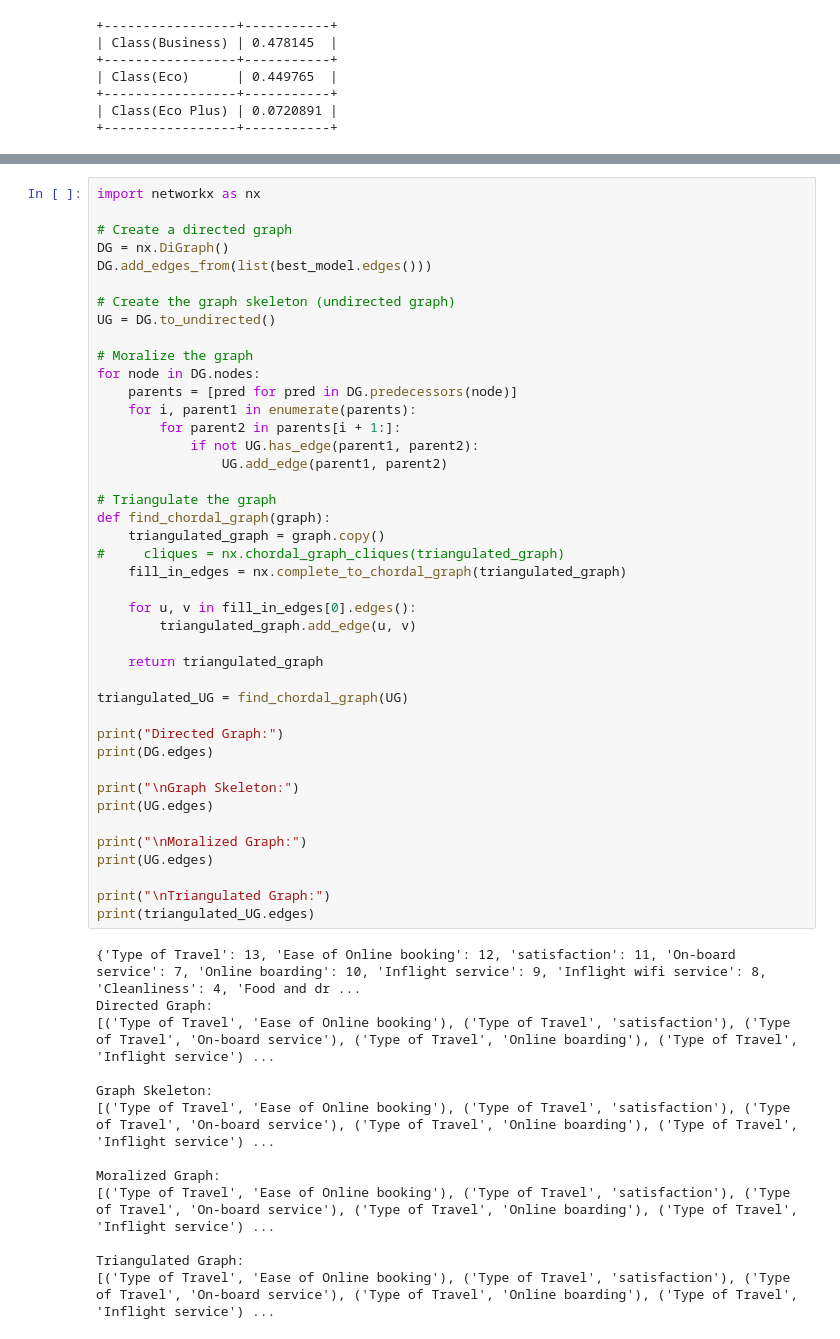
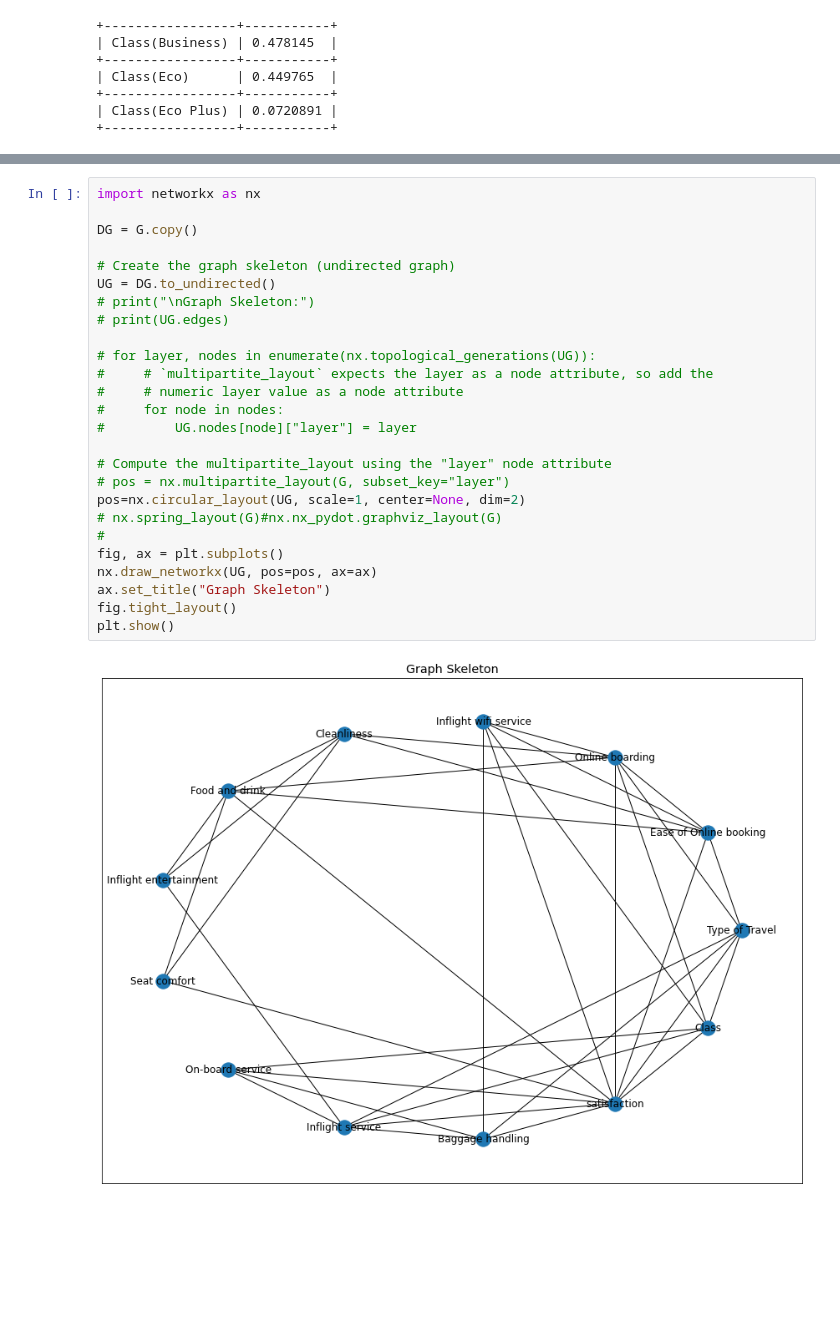
Before and after one commit to ChrisAlex2104/Modeling-and-Inferring-Airline-Passenger-Satisfaction, a Jupyter notebook: Probabilistic models Final Project.ipynb, the cells around one changed output, grey strips where cells are left out. Drawn from its saved outputs; the diff is of its cells as text; blank space fills up the shorter version.

Commit message:
added skeleton, moralized graph

```diff
--- a/Probabilistic models Final Project.ipynb
+++ b/Probabilistic models Final Project.ipynb
@@ -274,55 +270,28 @@ OutEdgeView([('Type of Travel', 'Ease of Online booking'), ('Type of Travel', 's
 # %%
 import networkx as nx
 
-# Create a directed graph
-DG = nx.DiGraph()
-DG.add_edges_from(list(best_model.edges()))
+DG = G.copy()
 
 # Create the graph skeleton (undirected graph)
 UG = DG.to_undirected()
+# print("\nGraph Skeleton:")
+# print(UG.edges)
 
-# Moralize the graph
-for node in DG.nodes:
-    parents = [pred for pred in DG.predecessors(node)]
-    for i, parent1 in enumerate(parents):
-        for parent2 in parents[i + 1:]:
-            if not UG.has_edge(parent1, parent2):
-                UG.add_edge(parent1, parent2)
+# for layer, nodes in enumerate(nx.topological_generations(UG)):
+#     # `multipartite_layout` expects the layer as a node attribute, so add the
+#     # numeric layer value as a node attribute
+#     for node in nodes:
+#         UG.nodes[node]["layer"] = layer
 
-# Triangulate the graph
-def find_chordal_graph(graph):
-    triangulated_graph = graph.copy()
-#     cliques = nx.chordal_graph_cliques(triangulated_graph)
-    fill_in_edges = nx.complete_to_chordal_graph(triangulated_graph)
-
-    for u, v in fill_in_edges[0].edges():
-        triangulated_graph.add_edge(u, v)
-
-    return triangulated_graph
-
-triangulated_UG = find_chordal_graph(UG)
-
-print("Directed Graph:")
-print(DG.edges)
-
-print("\nGraph Skeleton:")
-print(UG.edges)
-
-print("\nMoralized Graph:")
-print(UG.edges)
-
-print("\nTriangulated Graph:")
-print(triangulated_UG.edges)
+# Compute the multipartite_layout using the "layer" node attribute
+# pos = nx.multipartite_layout(G, subset_key="layer")
+pos=nx.circular_layout(UG, scale=1, center=None, dim=2)
+# nx.spring_layout(G)#nx.nx_pydot.graphviz_layout(G)
+#
+fig, ax = plt.subplots()
+nx.draw_networkx(UG, pos=pos, ax=ax)
+ax.set_title("Graph Skeleton")
+fig.tight_layout()
+plt.show()
 # %% [output]
-{'Type of Travel': 13, 'Ease of Online booking': 12, 'satisfaction': 11, 'On-board service': 7, 'Online boarding': 10, 'Inflight service': 9, 'Inflight wifi service': 8, 'Cleanliness': 4, 'Food and dr ...
-Directed Graph:
-[('Type of Travel', 'Ease of Online booking'), ('Type of Travel', 'satisfaction'), ('Type of Travel', 'On-board service'), ('Type of Travel', 'Online boarding'), ('Type of Travel', 'Inflight service') ...
-
-Graph Skeleton:
-[('Type of Travel', 'Ease of Online booking'), ('Type of Travel', 'satisfaction'), ('Type of Travel', 'On-board service'), ('Type of Travel', 'Online boarding'), ('Type of Travel', 'Inflight service') ...
-
-Moralized Graph:
-[('Type of Travel', 'Ease of Online booking'), ('Type of Travel', 'satisfaction'), ('Type of Travel', 'On-board service'), ('Type of Travel', 'Online boarding'), ('Type of Travel', 'Inflight service') ...
-
-Triangulated Graph:
-[('Type of Travel', 'Ease of Online booking'), ('Type of Travel', 'satisfaction'), ('Type of Travel', 'On-board service'), ('Type of Travel', 'Online boarding'), ('Type of Travel', 'Inflight service') ...
+[figure, added]
```
Also changed, not shown: parts of 8 cells of this notebook.
